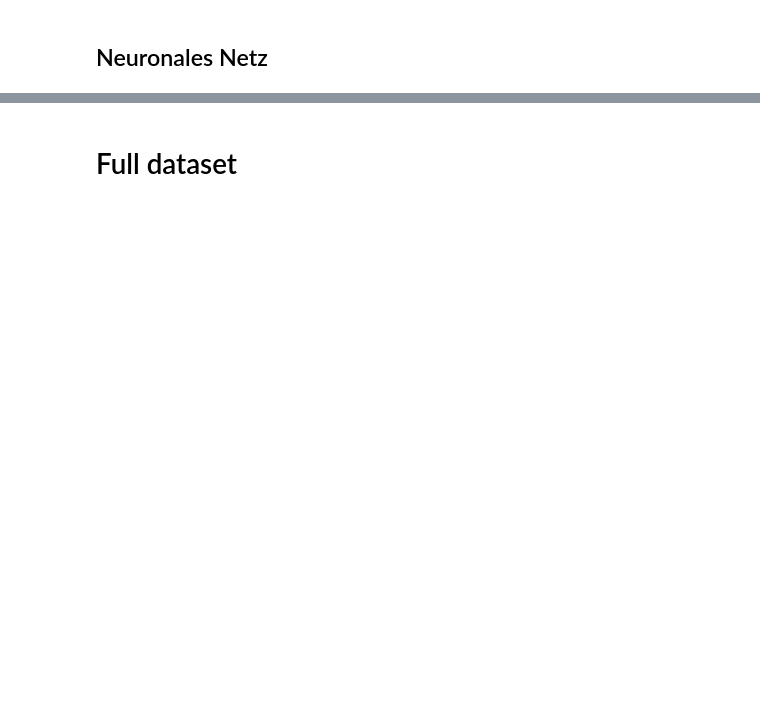
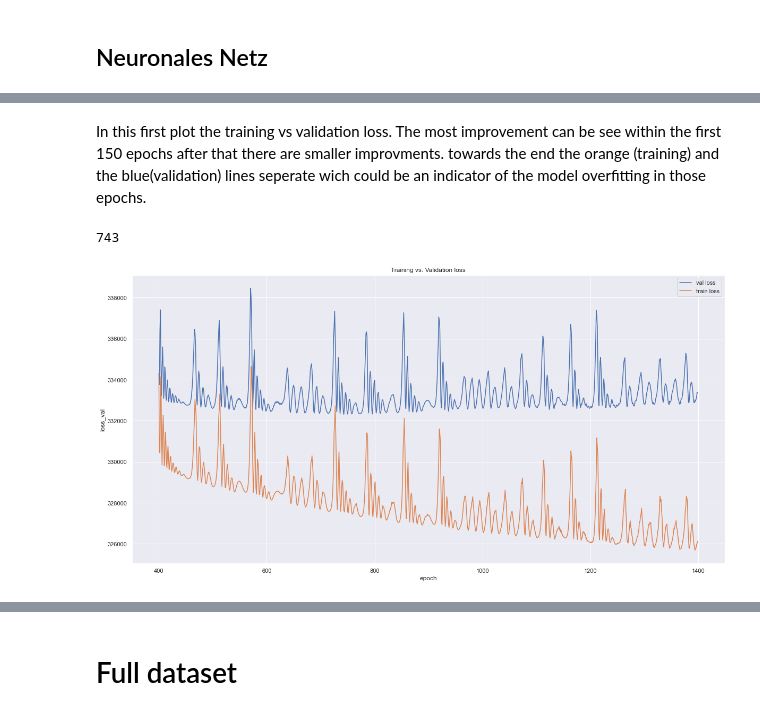
Before and after one commit to FHKrieg/DeepLearningAbschluss, a Jupyter notebook: EDA2.ipynb, the cells around one changed output, grey strips where cells are left out. Drawn from its saved outputs; the diff is of its cells as text; code cells hidden in the pictures; blank space fills up the shorter version.

```diff
--- a/EDA2.ipynb
+++ b/EDA2.ipynb
@@ -505,0 +496,17 @@ class NN_64_2_T(nn.Module):
+# %% [markdown]
+In this first plot the training vs validation loss. The most improvement can be see within the first 150 epochs after that there are smaller improvments. towards the end the orange (training) and the blue(validation) lines seperate wich could be an indicator of the model overfitting in those epochs.
+# %%
+
+overfittingDF = pd.DataFrame()
+overfittingDF["loss_train"] = winnerNN["loss_train_best"][400:]
+overfittingDF["loss_val"] = winnerNN["loss_val_best"][400:]
+print(winnerNN["best_epoch"])
+sns.lineplot(data=overfittingDF, x=overfittingDF.index+400 , y ="loss_val", )
+sns.lineplot(data=overfittingDF, x=overfittingDF.index+400 , y ="loss_train", palette=["red"])
+plt.legend(labels=["val loss", "train loss"])
+plt.xlabel("epoch")
+plt.title("Training vs. Validation loss")
+plt.show()
+# %% [output]
+743
+[figure, added]
```
Also changed, not shown: parts of 62 cells of this notebook.
